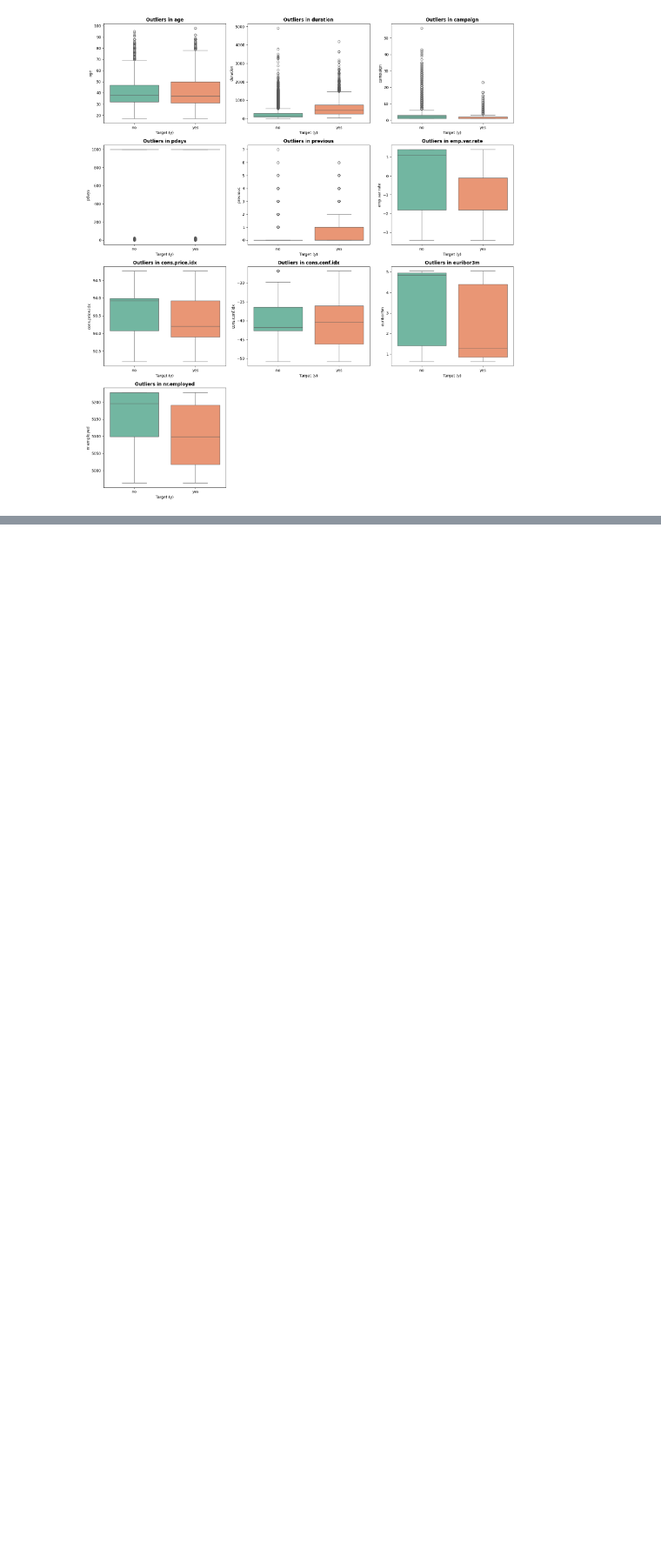
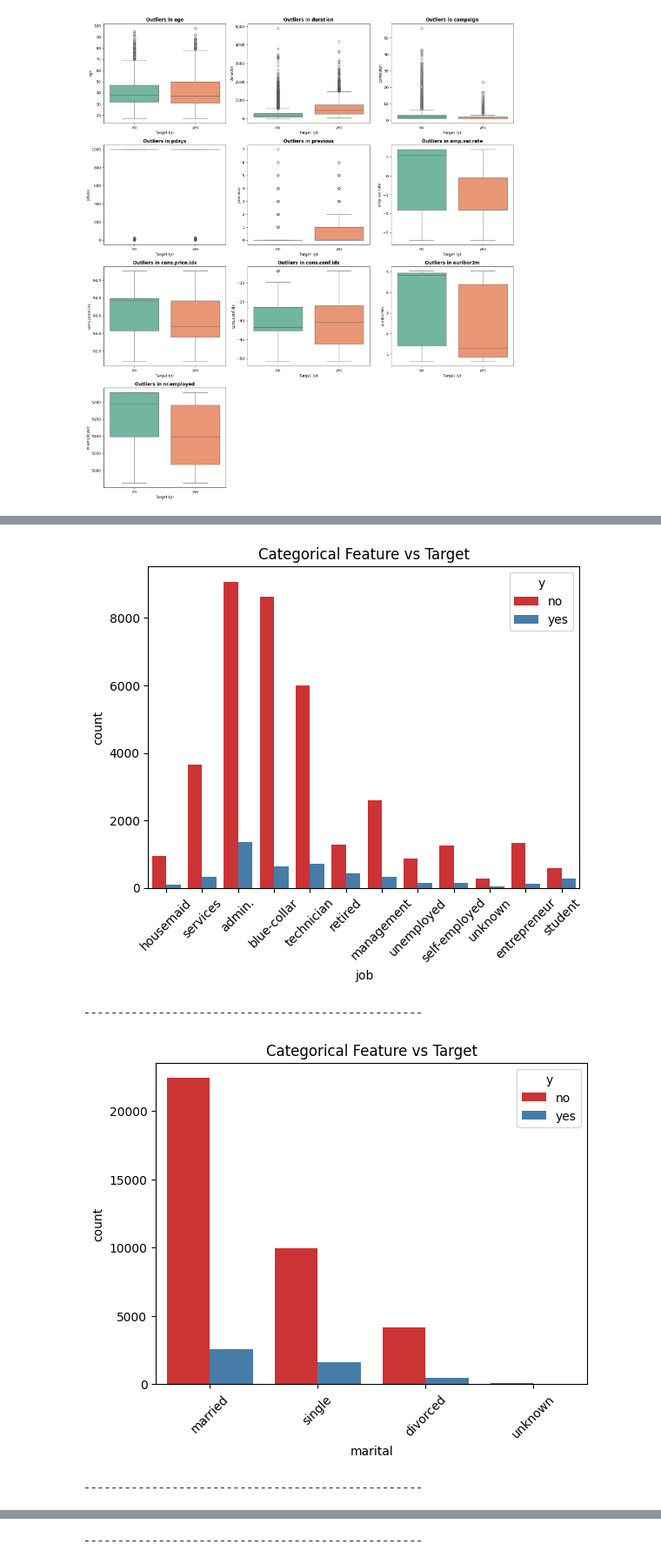
Before and after one commit to NitoBoritto/El_Farghaly_Bros., a Jupyter notebook: notebooks/EDA_only.ipynb, the cells around one changed output, grey strips where cells are left out. Shown at 87% size. Cells and saved outputs as stored; diff of their text form; code cells hidden in the pictures; blank space fills up the shorter version.

```diff
--- a/notebooks/EDA_only.ipynb
+++ b/notebooks/EDA_only.ipynb
@@ -293,0 +487,12 @@ for col in categorical_cols:
+# %%
+for col in categorical_cols:
+    sns.countplot(x= col, hue='y', data=df, palette='Set1')
+    plt.xticks(rotation=45) # Rotate labels if they are too long
+    plt.title('Categorical Feature vs Target')
+    plt.show()
+    print("-" * 50)
+# %% [output]
+[figure, added]
+--------------------------------------------------
+[figure, added]
+--------------------------------------------------
@@ -293,0 +500 @@ for col in categorical_cols:
+--------------------------------------------------
```
Also changed, not shown: parts of 7 cells of this notebook.
